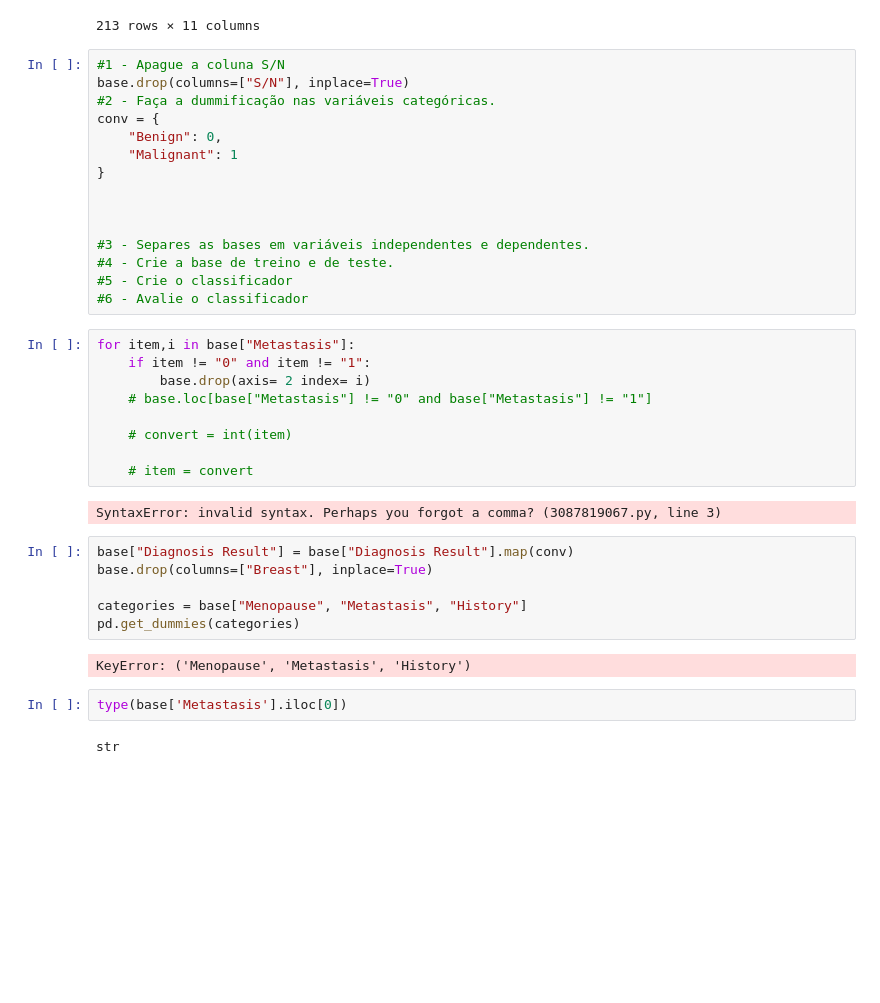
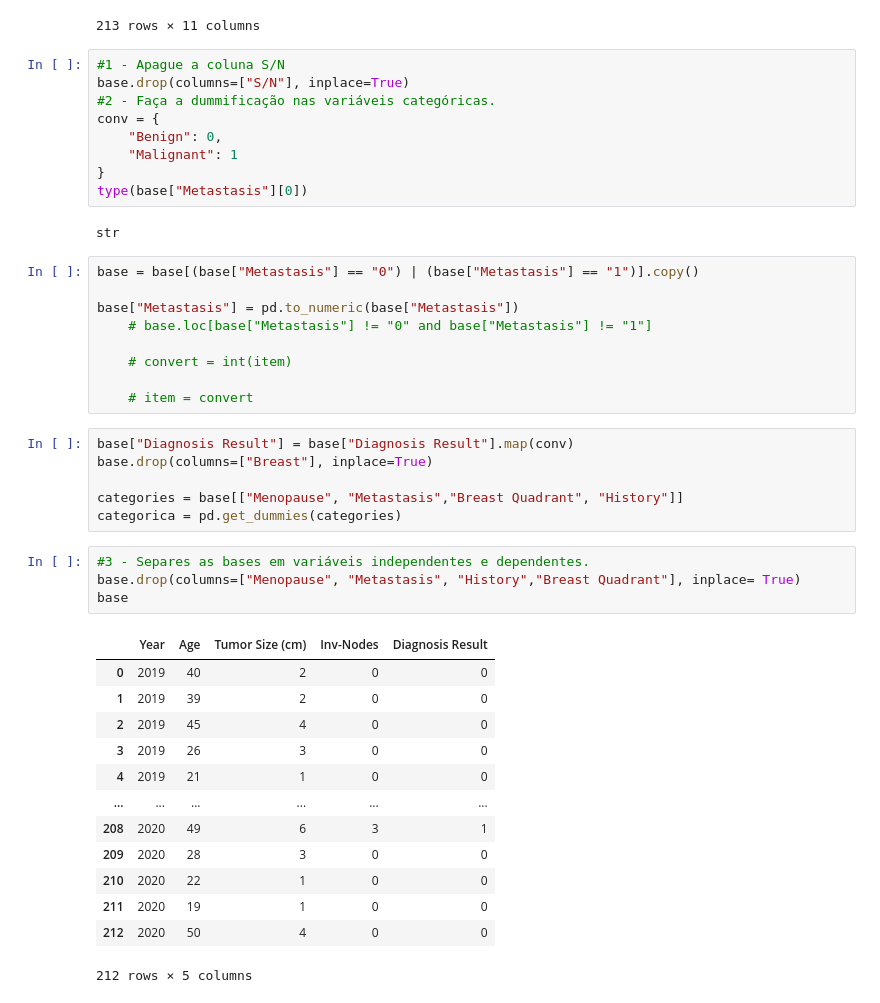
Before and after one commit to rcm2005/Data-Science, a Jupyter notebook: aula3/Base_de_Cancer_Aluno.ipynb, the cells around one changed output. Drawn from its saved outputs; the diff is of its cells as text; blank space fills up the shorter version.

```diff
--- a/aula3/Base_de_Cancer_Aluno.ipynb
+++ b/aula3/Base_de_Cancer_Aluno.ipynb
@@ -38,33 +40,39 @@ conv = {
     "Benign": 0,
     "Malignant": 1
 }
-
-
-
-#3 - Separes as bases em variáveis independentes e dependentes.
-#4 - Crie a base de treino e de teste.
-#5 - Crie o classificador
-#6 - Avalie o classificador
+type(base["Metastasis"][0])
+# %% [output]
+str
 # %%
-for item,i in base["Metastasis"]:
-    if item != "0" and item != "1":
-        base.drop(axis= 2 index= i)
+base = base[(base["Metastasis"] == "0") | (base["Metastasis"] == "1")].copy()
+
+base["Metastasis"] = pd.to_numeric(base["Metastasis"])
     # base.loc[base["Metastasis"] != "0" and base["Metastasis"] != "1"]
 
     # convert = int(item)
 
     # item = convert
-# %% [output]
-SyntaxError: invalid syntax. Perhaps you forgot a comma? (3087819067.py, line 3)
 # %%
 base["Diagnosis Result"] = base["Diagnosis Result"].map(conv)
 base.drop(columns=["Breast"], inplace=True)
 
-categories = base["Menopause", "Metastasis", "History"]
-pd.get_dummies(categories)
+categories = base[["Menopause", "Metastasis","Breast Quadrant", "History"]]
+categorica = pd.get_dummies(categories)
-# %% [output]
-KeyError: ('Menopause', 'Metastasis', 'History')
-# %%
-type(base['Metastasis'].iloc[0])
-# %% [output]
-str
+# %%
+#3 - Separes as bases em variáveis independentes e dependentes.
+base.drop(columns=["Menopause", "Metastasis", "History","Breast Quadrant"], inplace= True)
+base
+# %% [output]
+|  | Year | Age | Tumor Size (cm) | Inv-Nodes | Diagnosis Result |
+| 0 | 2019 | 40 | 2 | 0 | 0 |
+| 1 | 2019 | 39 | 2 | 0 | 0 |
+| 2 | 2019 | 45 | 4 | 0 | 0 |
+| 3 | 2019 | 26 | 3 | 0 | 0 |
+| 4 | 2019 | 21 | 1 | 0 | 0 |
+| ... | ... | ... | ... | ... | ... |
+| 208 | 2020 | 49 | 6 | 3 | 1 |
+| 209 | 2020 | 28 | 3 | 0 | 0 |
+| 210 | 2020 | 22 | 1 | 0 | 0 |
+| 211 | 2020 | 19 | 1 | 0 | 0 |
+| 212 | 2020 | 50 | 4 | 0 | 0 |
+212 rows × 5 columns
```
Also changed, not shown: parts of 11 cells of this notebook, 1 other file.
